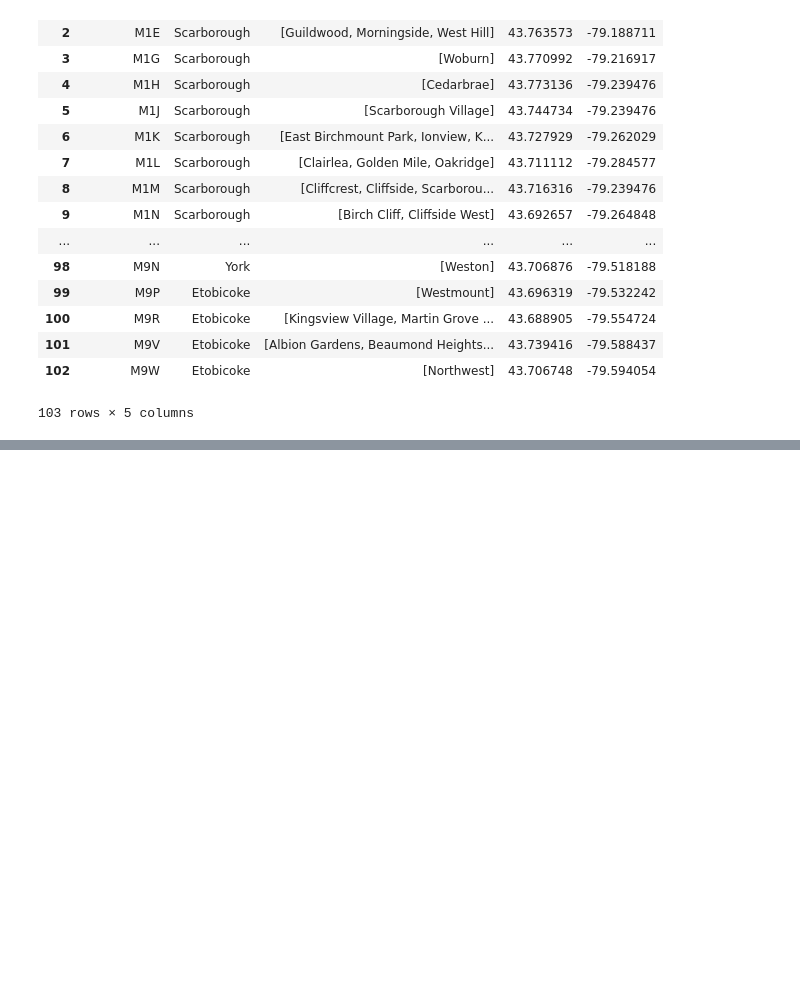
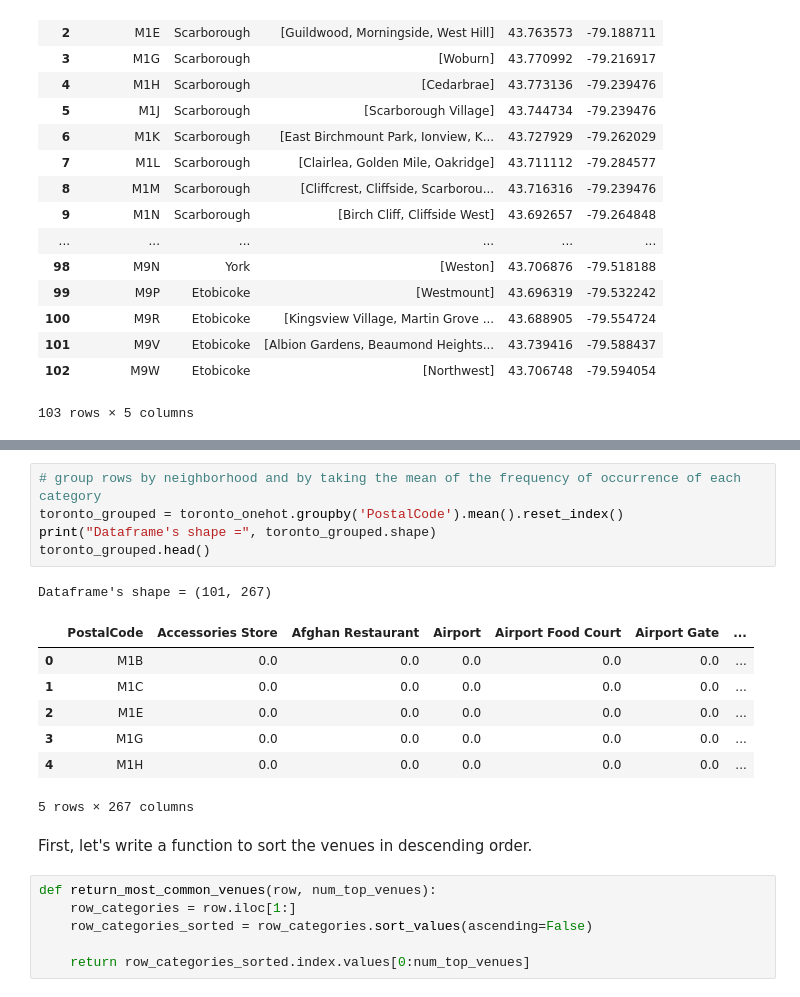
Before and after one commit to JulieLee0101/Coursera_Capstone, a Jupyter notebook: TorontoNeighborhoodsClustering.ipynb, the cells around one changed output, grey strips where cells are left out. Drawn from its saved outputs; the diff is of its cells as text; blank space fills up the shorter version.

```diff
--- a/TorontoNeighborhoodsClustering.ipynb
+++ b/TorontoNeighborhoodsClustering.ipynb
@@ -159,0 +338,22 @@ new_df_geo
+# %%
+# group rows by neighborhood and by taking the mean of the frequency of occurrence of each category
+toronto_grouped = toronto_onehot.groupby('PostalCode').mean().reset_index()
+print("Dataframe's shape =", toronto_grouped.shape)
+toronto_grouped.head()
+# %% [output]
+Dataframe's shape = (101, 267)
+|  | PostalCode | Accessories Store | Afghan Restaurant | Airport | Airport Food Court | Airport Gate | ... |
+| 0 | M1B | 0.0 | 0.0 | 0.0 | 0.0 | 0.0 | ... |
+| 1 | M1C | 0.0 | 0.0 | 0.0 | 0.0 | 0.0 | ... |
+| 2 | M1E | 0.0 | 0.0 | 0.0 | 0.0 | 0.0 | ... |
+| 3 | M1G | 0.0 | 0.0 | 0.0 | 0.0 | 0.0 | ... |
+| 4 | M1H | 0.0 | 0.0 | 0.0 | 0.0 | 0.0 | ... |
+5 rows × 267 columns
+# %% [markdown]
+First, let's write a function to sort the venues in descending order.
+# %%
+def return_most_common_venues(row, num_top_venues):
+    row_categories = row.iloc[1:]
+    row_categories_sorted = row_categories.sort_values(ascending=False)
+
+    return row_categories_sorted.index.values[0:num_top_venues]
```
Also changed, not shown: parts of 24 cells of this notebook.
